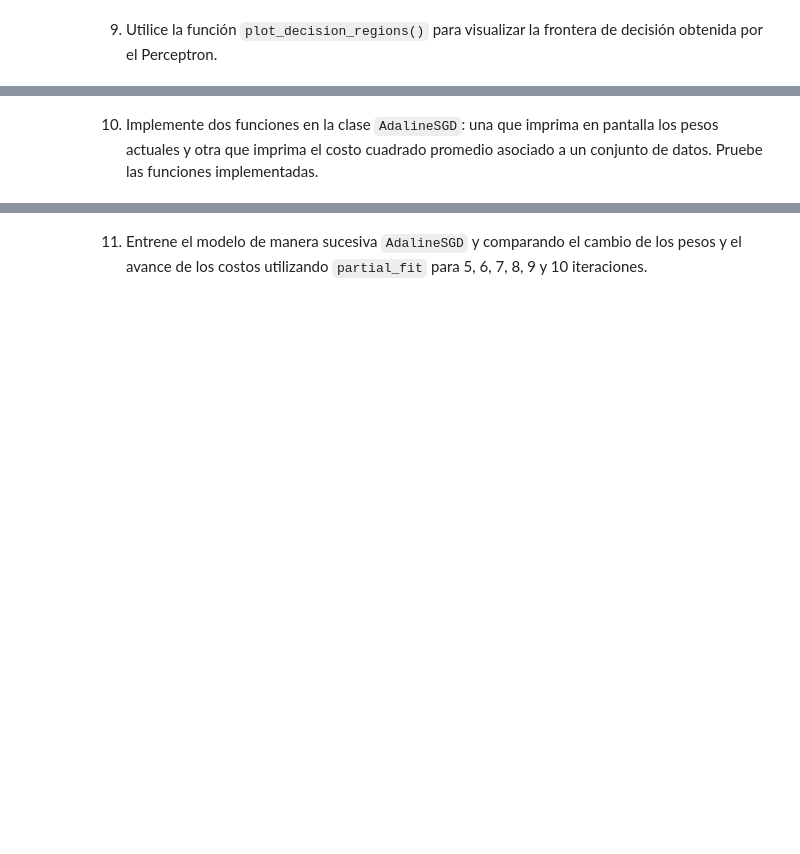
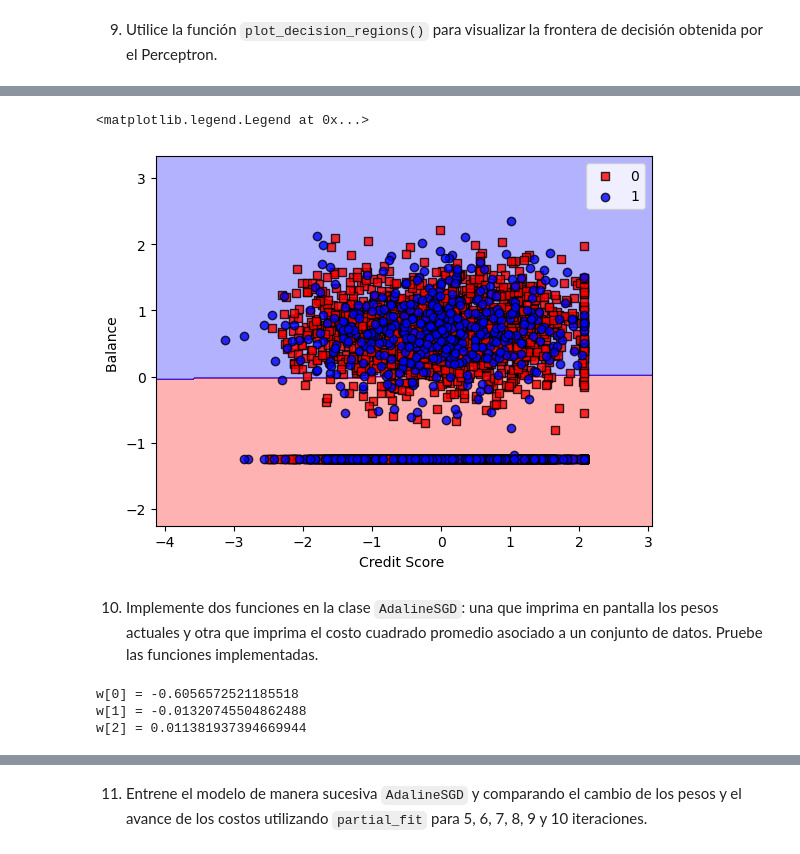
Before and after one commit to Brokolito/IMA539_2, a Jupyter notebook: semana3/Ayudantia_1.ipynb, the cells around one changed output, grey strips where cells are left out. Drawn from its saved outputs; the diff is of its cells as text; code cells hidden in the pictures; blank space fills up the shorter version.

```diff
--- a/semana3/Ayudantia_1.ipynb
+++ b/semana3/Ayudantia_1.ipynb
@@ -140,6 +140,7 @@ X_train, X_test, y_train, y_test = train_test_split(X, y, test_size=0.3, random_
 print(y_train)
 y_numeric_train = np.where(y_train == 1, 1, -1)
 print(y_numeric_train)
+y_numeric_test = np.where(y_test == 1, 1, -1)
 # %% [output]
 [0 0 0 ... 1 0 0]
 [-1 -1 -1 ...  1 -1 -1]
@@ -259,2 +264,14 @@ plt.legend(loc='upper right')
+# %%
+X_test_std = np.copy(X_test)
+X_test_std[:, 0] = (X_test[:, 0] - X_test[:, 0].mean()) / X_test[:, 0].std()
+X_test_std[:, 1] = (X_test[:, 1] - X_test[:, 1].mean()) / X_test[:, 1].std()
+
+plot_decision_regions(X_test_std, y_numeric_test, classifier=ppn,clases_names=name_clases, plot_object=plt)
+plt.xlabel(f'{variable_names[0]} ')
+plt.ylabel(f'{variable_names[1]} ')
+plt.legend(loc='upper right')
+# %% [output]
+<matplotlib.legend.Legend at 0x...>
+[figure, added]
 # %% [markdown]
 10. Implemente dos funciones en la clase `AdalineSGD`: una que imprima en pantalla los pesos actuales y otra que imprima el costo cuadrado promedio asociado a un conjunto de datos. Pruebe las funciones implementadas.
@@ -260,0 +370,8 @@ plt.legend(loc='upper right')
+# %%
+adeSGD=AdalineSGD()
+adeSGD.fit(X_train_std, y_numeric_train)
+adeSGD.show_weights()
+# %% [output]
+w[0] = -0.6056572521185518
+w[1] = -0.01320745504862488
+w[2] = 0.011381937394669944
```
Also changed, not shown: parts of 9 cells of this notebook.
